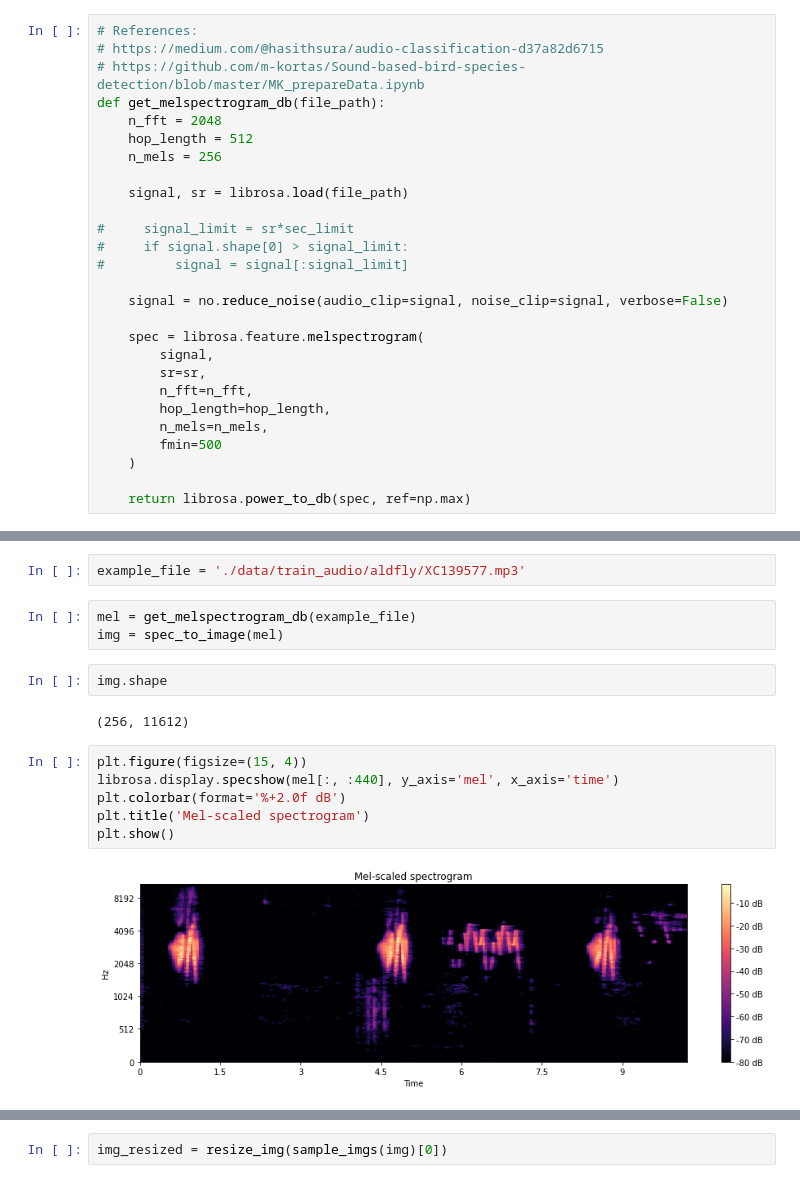
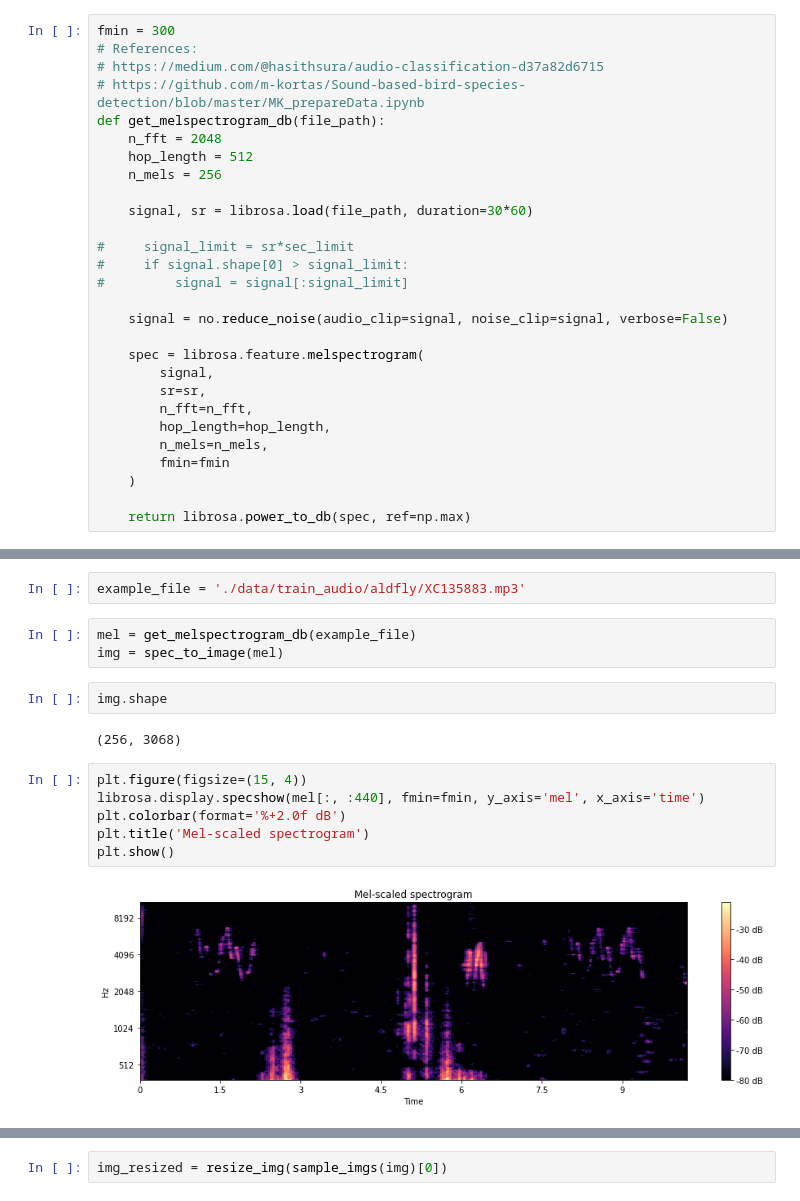
Before and after one commit to jackyho112/bird-call-identification, a Jupyter notebook: save_mel_images.ipynb, the cells around one changed output, grey strips where cells are left out. Drawn from its saved outputs; the diff is of its cells as text.

```diff
--- a/save_mel_images.ipynb
+++ b/save_mel_images.ipynb
@@ -33,4 +42,5 @@ train.head()
 # %%
+fmin = 300
 # References:
 # https://medium.com/@hasithsura/audio-classification-d37a82d6715
 # https://github.com/m-kortas/Sound-based-bird-species-detection/blob/master/MK_prepareData.ipynb
@@ -39,7 +49,7 @@ def get_melspectrogram_db(file_path):
     hop_length = 512
     n_mels = 256
 
-    signal, sr = librosa.load(file_path)
+    signal, sr = librosa.load(file_path, duration=30*60)
 
 #     signal_limit = sr*sec_limit
 #     if signal.shape[0] > signal_limit:
@@ -53,7 +63,7 @@ def get_melspectrogram_db(file_path):
         n_fft=n_fft,
         hop_length=hop_length,
         n_mels=n_mels,
-        fmin=500
+        fmin=fmin
     )
 
     return librosa.power_to_db(spec, ref=np.max)
@@ -95,17 +151,17 @@ Name: 10, dtype: object
 # %%
-example_file = './data/train_audio/aldfly/XC139577.mp3'
+example_file = './data/train_audio/aldfly/XC135883.mp3'
 # %%
 mel = get_melspectrogram_db(example_file)
 img = spec_to_image(mel)
 # %%
 img.shape
 # %% [output]
-(256, 11612)
+(256, 3068)
 # %%
 plt.figure(figsize=(15, 4))
-librosa.display.specshow(mel[:, :440], y_axis='mel', x_axis='time')
+librosa.display.specshow(mel[:, :440], fmin=fmin, y_axis='mel', x_axis='time')
 plt.colorbar(format='%+2.0f dB')
 plt.title('Mel-scaled spectrogram')
 plt.show()
 # %% [output]
-[figure, old version]
+[figure, new version]
```
Also changed, not shown: parts of 15 cells of this notebook, 1 other file.
